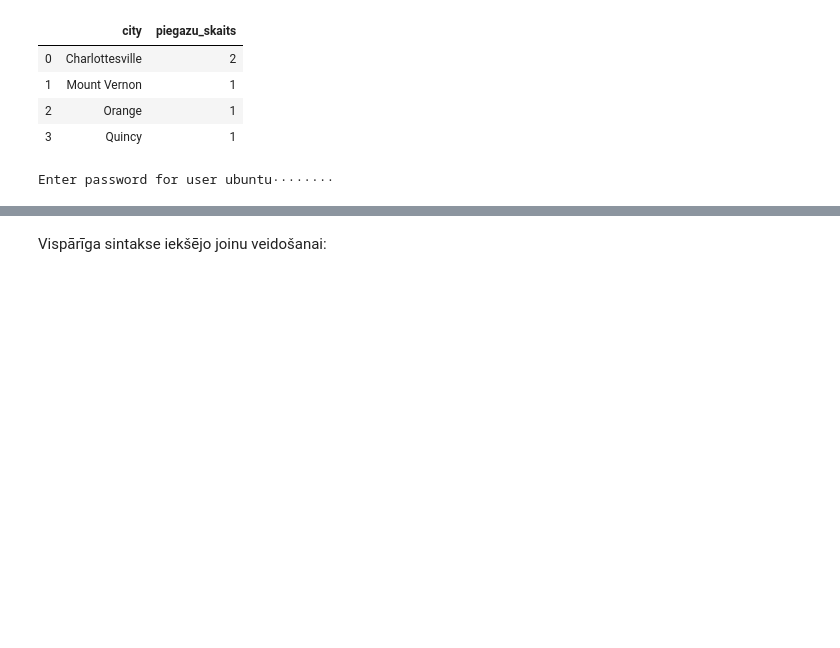
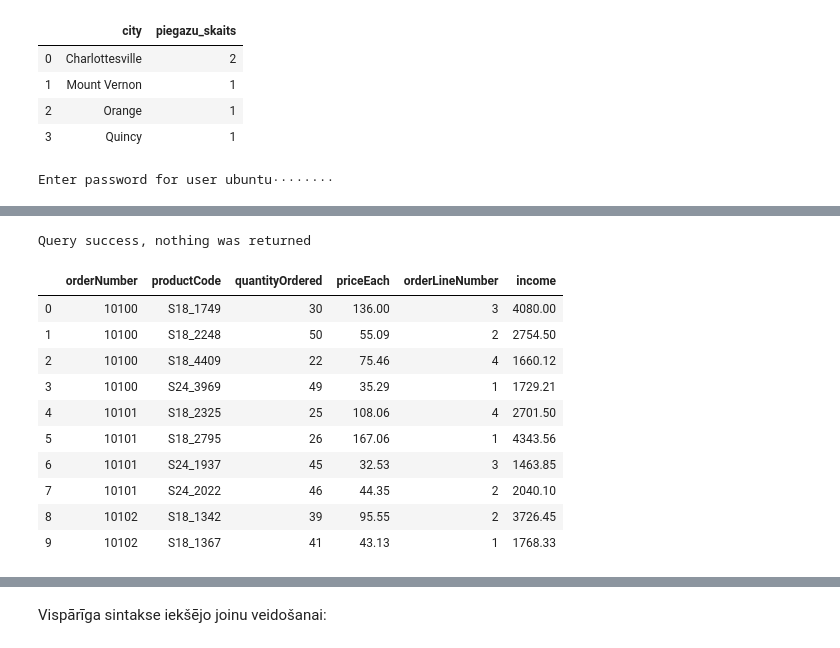
Before and after one commit to EduardsSevcenko/RCS_course, a Jupyter notebook: 3_sql_DBs/SQL_pamati_3.ipynb, the cells around one changed output, grey strips where cells are left out. Cells and saved outputs as stored; diff of their text form; code cells hidden in the pictures; blank space fills up the shorter version.

```diff
--- a/3_sql_DBs/SQL_pamati_3.ipynb
+++ b/3_sql_DBs/SQL_pamati_3.ipynb
@@ -140,3 +178,20 @@ Enter password for user ubuntu········
 # %%
 # Uzdevums:
 # Aprēķiniet cik daudz ienākumu ir no katras produktu līnijas
+sql.query("create table orderdetails_w_income as select *, priceeach*quantityordered as income from orderdetails")
+# %% [output]
+Query success, nothing was returned
+# %%
+sql.query("select * from orderdetails_w_income limit 10")
+# %% [output]
+|  | orderNumber | productCode | quantityOrdered | priceEach | orderLineNumber | income |
+| 0 | 10100 | S18_1749 | 30 | 136.00 | 3 | 4080.00 |
+| 1 | 10100 | S18_2248 | 50 | 55.09 | 2 | 2754.50 |
+| 2 | 10100 | S18_4409 | 22 | 75.46 | 4 | 1660.12 |
+| 3 | 10100 | S24_3969 | 49 | 35.29 | 1 | 1729.21 |
+| 4 | 10101 | S18_2325 | 25 | 108.06 | 4 | 2701.50 |
+| 5 | 10101 | S18_2795 | 26 | 167.06 | 1 | 4343.56 |
+| 6 | 10101 | S24_1937 | 45 | 32.53 | 3 | 1463.85 |
+| 7 | 10101 | S24_2022 | 46 | 44.35 | 2 | 2040.10 |
+| 8 | 10102 | S18_1342 | 39 | 95.55 | 2 | 3726.45 |
+| 9 | 10102 | S18_1367 | 41 | 43.13 | 1 | 1768.33 |
```
Also changed, not shown: parts of 10 cells of this notebook, 1 other file.
